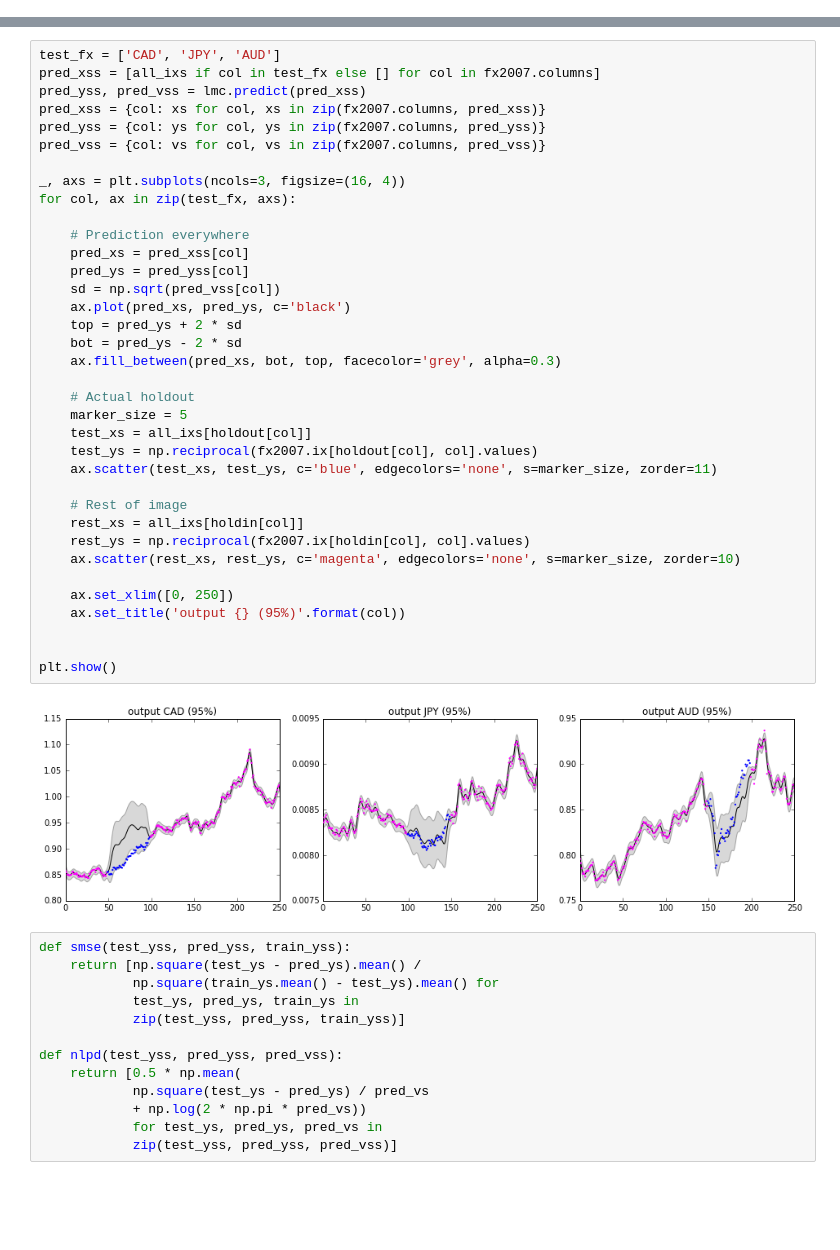
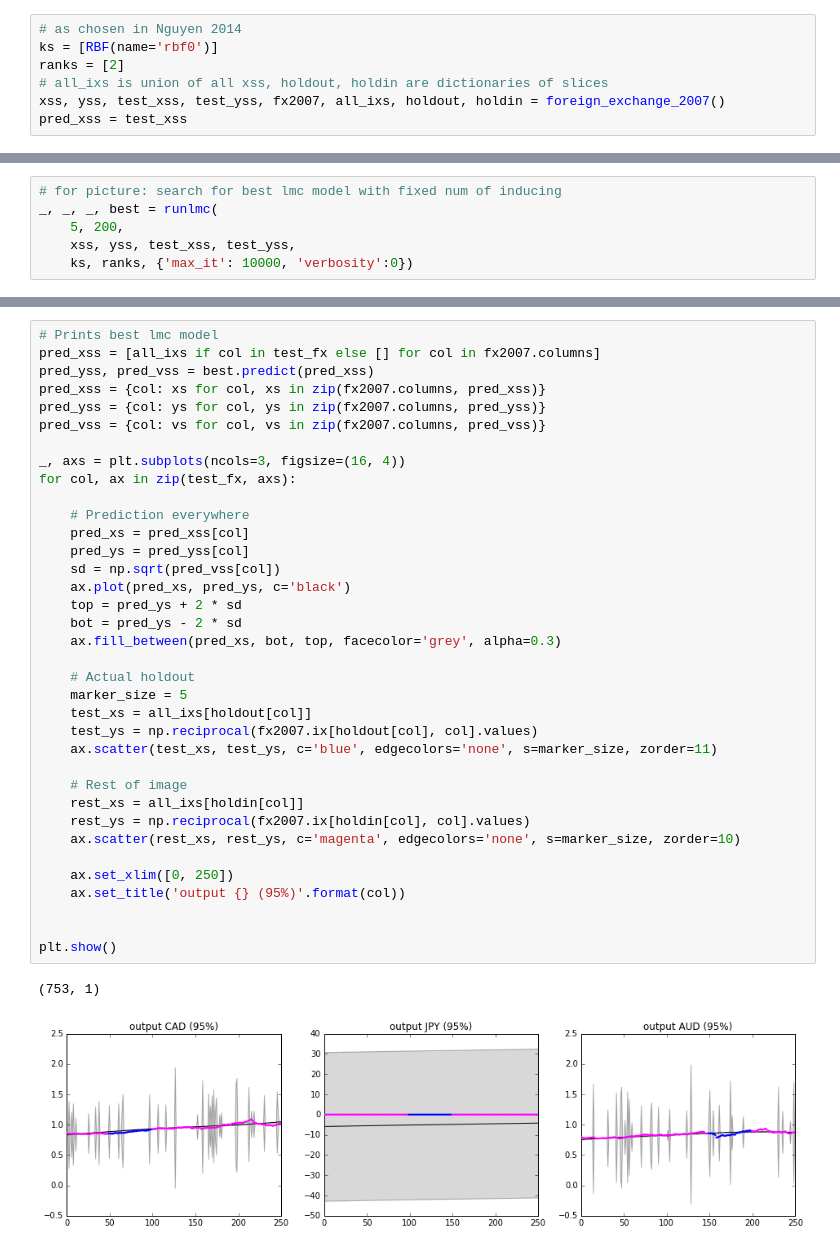
Before and after one commit to vlad17/runlmc, a Jupyter notebook: benchmarks/comparison.ipynb, the cells around one changed output, grey strips where cells are left out. Cells and saved outputs as stored; diff of their text form; blank space fills up the shorter version.

```diff
--- a/benchmarks/comparison.ipynb
+++ b/benchmarks/comparison.ipynb
@@ -74,0 +15,7 @@ ll 990.450602331
+# %%
+# as chosen in Nguyen 2014
+ks = [RBF(name='rbf0')]
+ranks = [2]
+# all_ixs is union of all xss, holdout, holdin are dictionaries of slices
+xss, yss, test_xss, test_yss, fx2007, all_ixs, holdout, holdin = foreign_exchange_2007()
+pred_xss = test_xss
@@ -74,0 +71,6 @@ ll 990.450602331
+# %%
+# for picture: search for best lmc model with fixed num of inducing
+_, _, _, best = runlmc(
+    5, 200,
+    xss, yss, test_xss, test_yss,
+    ks, ranks, {'max_it': 10000, 'verbosity':0})
@@ -75,51 +81,39 @@ ll 990.450602331
 # %%
-test_fx = ['CAD', 'JPY', 'AUD']
+# Prints best lmc model
 pred_xss = [all_ixs if col in test_fx else [] for col in fx2007.columns]
-pred_yss, pred_vss = lmc.predict(pred_xss)
+pred_yss, pred_vss = best.predict(pred_xss)
 pred_xss = {col: xs for col, xs in zip(fx2007.columns, pred_xss)}
 pred_yss = {col: ys for col, ys in zip(fx2007.columns, pred_yss)}
 pred_vss = {col: vs for col, vs in zip(fx2007.columns, pred_vss)}
 
 _, axs = plt.subplots(ncols=3, figsize=(16, 4))
 for col, ax in zip(test_fx, axs):
 
     # Prediction everywhere
     pred_xs = pred_xss[col]
     pred_ys = pred_yss[col]
     sd = np.sqrt(pred_vss[col])
     ax.plot(pred_xs, pred_ys, c='black')
     top = pred_ys + 2 * sd
     bot = pred_ys - 2 * sd
     ax.fill_between(pred_xs, bot, top, facecolor='grey', alpha=0.3)
 
     # Actual holdout
     marker_size = 5
     test_xs = all_ixs[holdout[col]]
     test_ys = np.reciprocal(fx2007.ix[holdout[col], col].values)
     ax.scatter(test_xs, test_ys, c='blue', edgecolors='none', s=marker_size, zorder=11)
 
     # Rest of image
     rest_xs = all_ixs[holdin[col]]
     rest_ys = np.reciprocal(fx2007.ix[holdin[col], col].values)
     ax.scatter(rest_xs, rest_ys, c='magenta', edgecolors='none', s=marker_size, zorder=10)
 
     ax.set_xlim([0, 250])
     ax.set_title('output {} (95%)'.format(col))
 
 
 plt.show()
 # %% [output]
+(753, 1)
-[figure, old version]
+[figure, new version]
-# %%
-def smse(test_yss, pred_yss, train_yss):
-    return [np.square(test_ys - pred_ys).mean() /
-            np.square(train_ys.mean() - test_ys).mean() for
-            test_ys, pred_ys, train_ys in
-            zip(test_yss, pred_yss, train_yss)]
-
-def nlpd(test_yss, pred_yss, pred_vss):
-    return [0.5 * np.mean(
-            np.square(test_ys - pred_ys) / pred_vs
-            + np.log(2 * np.pi * pred_vs))
-            for test_ys, pred_ys, pred_vs in
-            zip(test_yss, pred_yss, pred_vss)]
```
Also changed, not shown: parts of 11 cells of this notebook, 3 other files.
